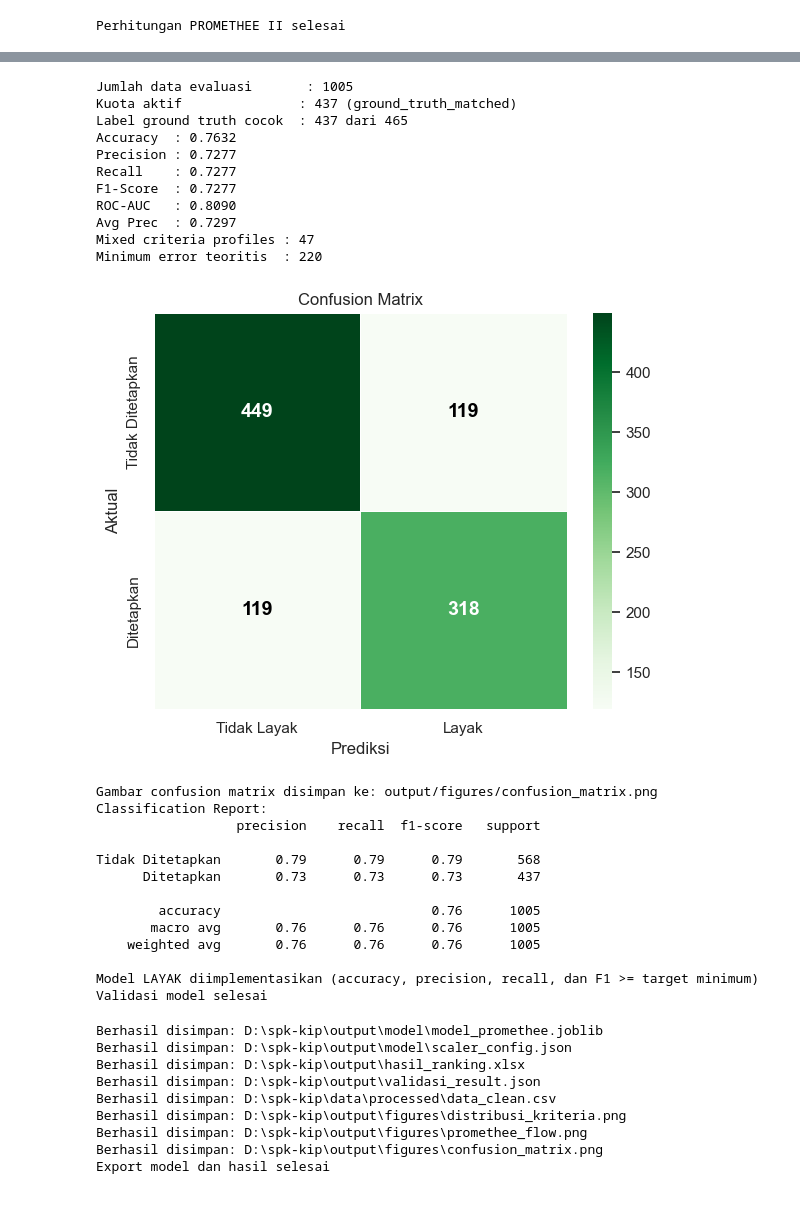
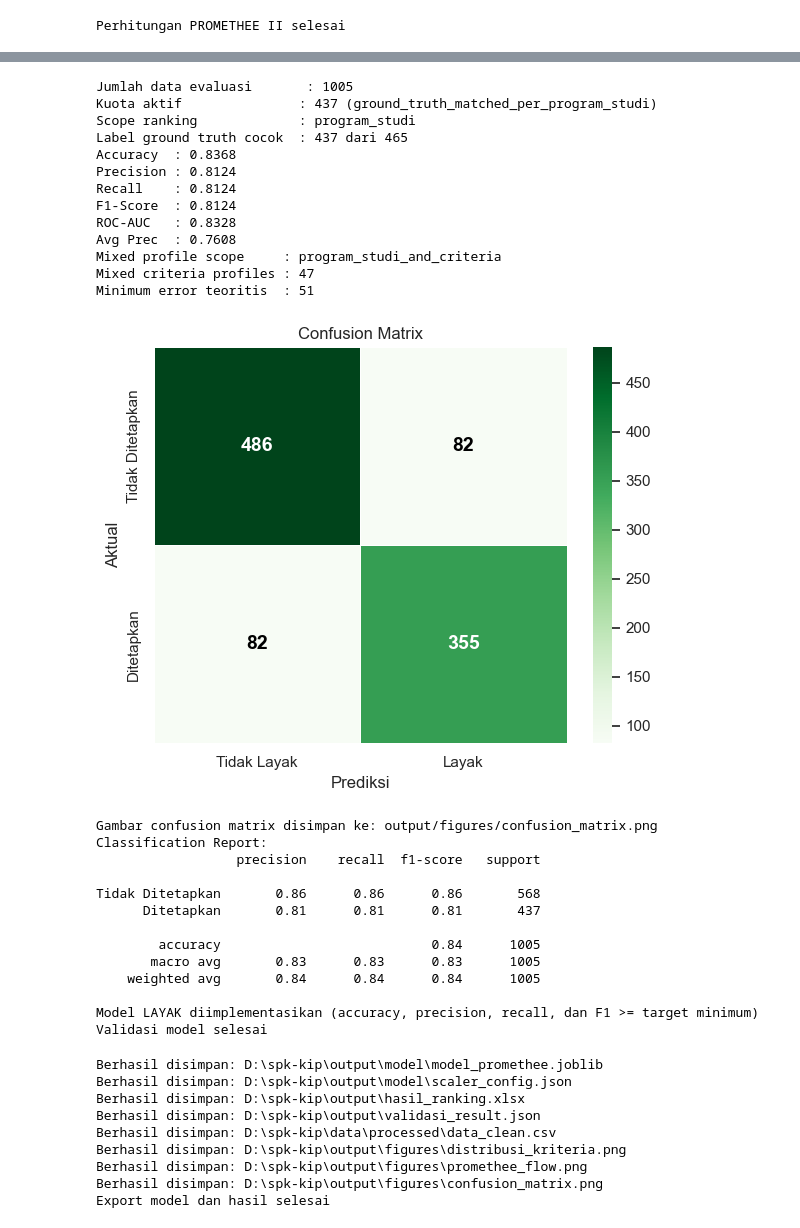
Before and after one commit to ardhikaxx/spk-kip, a Jupyter notebook: spk_kipk_promethee.ipynb, the cells around one changed output, grey strips where cells are left out. Drawn from its saved outputs; the diff is of its cells as text; code cells hidden in the pictures.

Commit message:
Improve PROMETHEE validation accuracy

```diff
--- a/spk_kipk_promethee.ipynb
+++ b/spk_kipk_promethee.ipynb
@@ -711,6 +760,10 @@ metric_values = {
     "f1_score": f1,
 }
 profile_columns = [code for code in criteria_codes if code in df_eval.columns]
+profile_scope = "criteria"
+if ranking_scope == "program_studi" and "Program_Studi" in df_eval.columns:
+    profile_columns = ["Program_Studi"] + profile_columns
+    profile_scope = "program_studi_and_criteria"
 profile_summary = df_eval.groupby(profile_columns).agg(n=("NIM", "size"), positives=("y_true", "sum")).reset_index()
 mixed_profiles = profile_summary[(profile_summary["positives"] > 0) & (profile_summary["positives"] < profile_summary["n"])]
 minimum_profile_errors = int(np.minimum(mixed_profiles["positives"], mixed_profiles["n"] - mixed_profiles["positives"]).sum())
@@ -720,6 +773,8 @@ validation_result = {
     "jumlah_data": int(len(df_eval)),
     "kuota_aktif": int(kuota_aktif),
     "kuota_source": kuota_source,
+    "ranking_scope": ranking_scope,
+    "program_studi_quotas": {str(key): int(value) for key, value in program_studi_quotas.items()},
     "jumlah_label_ground_truth": int(len(label_nims)),
     "jumlah_label_cocok_dengan_data": int(len(matched_label_nims)),
     "jumlah_label_tidak_cocok_dengan_data": int(len(unmatched_label_nims)),
@@ -730,14 +785,16 @@ validation_result = {
     "roc_auc": None if pd.isna(roc_auc) else float(roc_auc),
     "average_precision": None if pd.isna(average_precision) else float(average_precision),
     "confusion_matrix": cm.astype(int).tolist(),
+    "mixed_profile_scope": profile_scope,
     "mixed_criteria_profiles": int(len(mixed_profiles)),
-    "minimum_errors_if_only_current_criteria": minimum_profile_errors,
+    "minimum_errors_if_only_current_scope_profiles": minimum_profile_errors,
     "implementation_minimums": implementation_minimums,
     "layak_implementasi": bool(layak_implementasi),
 }
 
 print(f"Jumlah data evaluasi       : {len(df_eval)}")
 print(f"Kuota aktif               : {kuota_aktif} ({kuota_source})")
+print(f"Scope ranking             : {ranking_scope}")
 print(f"Label ground truth cocok  : {len(matched_label_nims)} dari {len(label_nims)}")
 print(f"Accuracy  : {accuracy:.4f}")
 print(f"Precision : {precision:.4f}")
@@ -745,6 +802,7 @@ print(f"Recall    : {recall:.4f}")
 print(f"F1-Score  : {f1:.4f}")
 print(f"ROC-AUC   : {roc_auc:.4f}")
 print(f"Avg Prec  : {average_precision:.4f}")
+print(f"Mixed profile scope     : {profile_scope}")
 print(f"Mixed criteria profiles : {len(mixed_profiles)}")
 print(f"Minimum error teoritis  : {minimum_profile_errors}")
 
@@ -760,52 +818,54 @@ ax = sns.heatmap(
     linecolor="white",
 )
 threshold = cm.max() / 2
 for row in range(cm.shape[0]):
     for col in range(cm.shape[1]):
         value = cm[row, col]
         text_color = "white" if value > threshold else "black"
         ax.text(col + 0.5, row + 0.5, f"{value:d}", ha="center", va="center", color=text_color, fontsize=14, fontweight="bold")
 plt.title("Confusion Matrix")
 plt.xlabel("Prediksi")
 plt.ylabel("Aktual")
 plt.tight_layout()
 Path(OUT_FIG_CM).parent.mkdir(parents=True, exist_ok=True)
 plt.savefig(OUT_FIG_CM, dpi=150, bbox_inches="tight")
 plt.show()
 print(f"Gambar confusion matrix disimpan ke: {OUT_FIG_CM}")
 
 print("Classification Report:")
 print(classification_report(df_eval["y_true"], df_eval["y_pred"], target_names=["Tidak Ditetapkan", "Ditetapkan"], zero_division=0))
 
 if layak_implementasi:
     print("Model LAYAK diimplementasikan (accuracy, precision, recall, dan F1 >= target minimum)")
 else:
     print("Model BELUM layak - tinjau ulang bobot, preprocessing, atau nilai KUOTA")
 
 print("Validasi model selesai")
 # %% [output]
 Jumlah data evaluasi       : 1005
-Kuota aktif               : 437 (ground_truth_matched)
+Kuota aktif               : 437 (ground_truth_matched_per_program_studi)
+Scope ranking             : program_studi
 Label ground truth cocok  : 437 dari 465
-Accuracy  : 0.7632
-Precision : 0.7277
-Recall    : 0.7277
-F1-Score  : 0.7277
-ROC-AUC   : 0.8090
-Avg Prec  : 0.7297
+Accuracy  : 0.8368
+Precision : 0.8124
+Recall    : 0.8124
+F1-Score  : 0.8124
+ROC-AUC   : 0.8328
+Avg Prec  : 0.7608
+Mixed profile scope     : program_studi_and_criteria
 Mixed criteria profiles : 47
-Minimum error teoritis  : 220
+Minimum error teoritis  : 51
-[figure, old version]
+[figure, new version]
 Gambar confusion matrix disimpan ke: output/figures/confusion_matrix.png
 Classification Report:
                   precision    recall  f1-score   support
 
-Tidak Ditetapkan       0.79      0.79      0.79       568
-      Ditetapkan       0.73      0.73      0.73       437
+Tidak Ditetapkan       0.86      0.86      0.86       568
+      Ditetapkan       0.81      0.81      0.81       437
 
-        accuracy                           0.76      1005
-       macro avg       0.76      0.76      0.76      1005
-    weighted avg       0.76      0.76      0.76      1005
+        accuracy                           0.84      1005
+       macro avg       0.83      0.83      0.83      1005
+    weighted avg       0.84      0.84      0.84      1005
 
 Model LAYAK diimplementasikan (accuracy, precision, recall, dan F1 >= target minimum)
 Validasi model selesai
```
Also changed, not shown: parts of 3 cells of this notebook, 7 other files.
